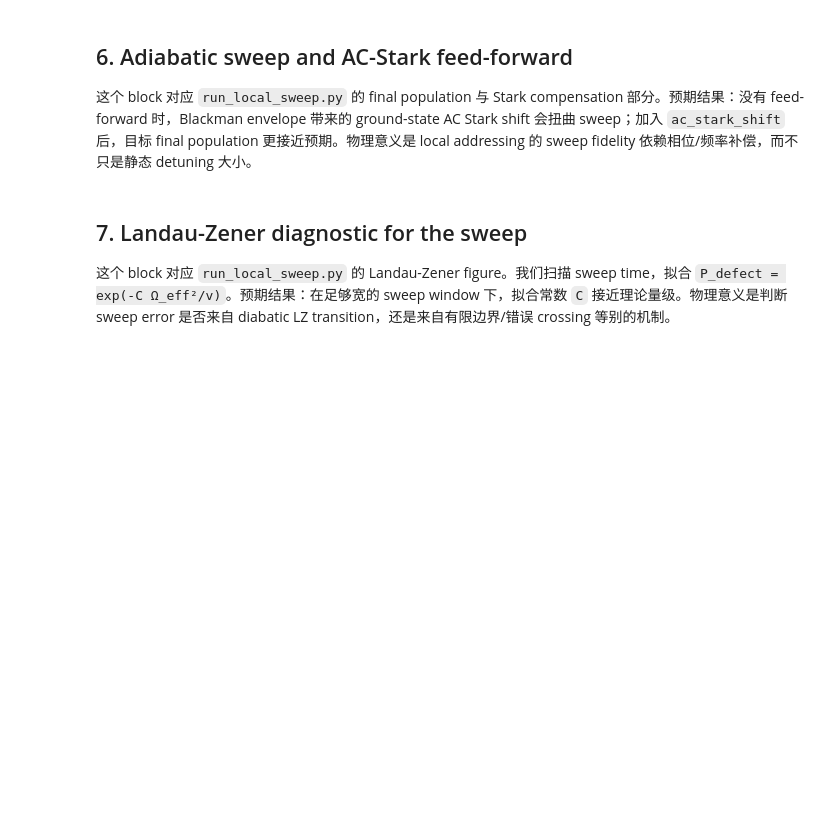
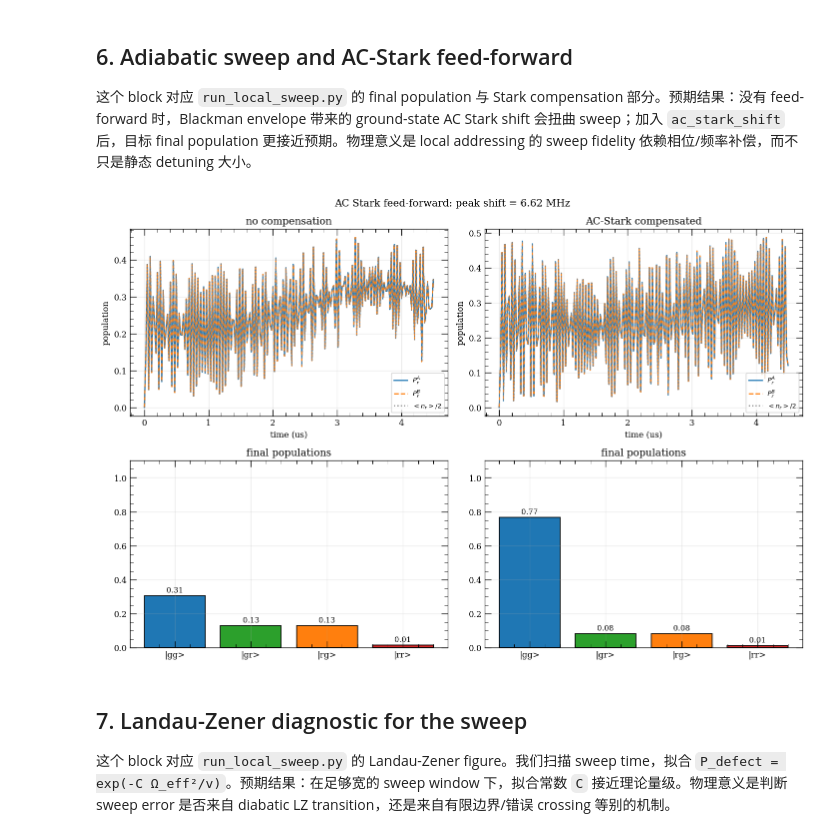
Before and after one commit to ChanceSiyuan/Ryd-gate-modeling, a Jupyter notebook: scripts/notebooks/02_ac_stark_local_addressing.ipynb, the cells around one changed output. Drawn from its saved outputs; the diff is of its cells as text; code cells hidden in the pictures; blank space fills up the shorter version.

```diff
--- a/scripts/notebooks/02_ac_stark_local_addressing.ipynb
+++ b/scripts/notebooks/02_ac_stark_local_addressing.ipynb
@@ -296,42 +441,44 @@ rabi_eff = model.meta("rabi_eff")
 time_scale = model.meta("time_scale")
 rabi_420 = model.meta("rabi_420")
 Delta = model.meta("Delta")
 ac_stark_peak = rabi_420**2 / (4 * abs(Delta))
 x_sweep = [DELTA_START / rabi_eff, DELTA_END / rabi_eff, T_GATE / time_scale]
 
-proto_raw = SweepProtocol(ac_stark_shift=0.0)
-proto_comp = SweepProtocol(ac_stark_shift=ac_stark_peak)
+proto_raw = AnalogSweepProtocol(ac_stark_shift=0.0)
+proto_comp = AnalogSweepProtocol(ac_stark_shift=ac_stark_peak)
 res_raw = simulate(model.with_protocol(proto_raw), x_sweep, psi_gg, t_eval=np.linspace(0, T_GATE, 500))
 res_comp = simulate(model.with_protocol(proto_comp), x_sweep, psi_gg, t_eval=np.linspace(0, T_GATE, 500))
-obs_raw = measure_trajectory(model, res_raw.states, ["pop_A_r", "pop_B_r", "pop_r"])
-obs_comp = measure_trajectory(model, res_comp.states, ["pop_A_r", "pop_B_r", "pop_r"])
+obs_raw = measure_trajectory(model, res_raw.states, ["n_r_0", "n_r_1", "sum_n_r"])
+obs_comp = measure_trajectory(model, res_comp.states, ["n_r_0", "n_r_1", "sum_n_r"])
 
 keys = ["gg", "gr", "rg", "rr"]
-pops_raw = {k: model.observables.measure(f"pop_{k}", res_raw.psi_final) for k in keys}
-pops_comp = {k: model.observables.measure(f"pop_{k}", res_comp.psi_final) for k in keys}
+pops_raw = {k: basis_pop(model, res_raw.psi_final, k) for k in keys}
+pops_comp = {k: basis_pop(model, res_comp.psi_final, k) for k in keys}
 
 fig, axes = plt.subplots(2, 2, figsize=(12, 8))
 for col, (obs, pops_final, title) in enumerate([(obs_raw, pops_raw, "no compensation"), (obs_comp, pops_comp, "AC-Stark compensated")]):
     ax = axes[0, col]
-    ax.plot(res_raw.times * 1e6, obs["pop_A_r"], label=r"$P_r^A$")
-    ax.plot(res_raw.times * 1e6, obs["pop_B_r"], "--", label=r"$P_r^B$")
-    ax.plot(res_raw.times * 1e6, obs["pop_r"] / 2, ":", color="gray", label=r"$<n_r>/2$")
+    ax.plot(res_raw.times * 1e6, obs["n_r_0"], label=r"$P_r^A$")
+    ax.plot(res_raw.times * 1e6, obs["n_r_1"], "--", label=r"$P_r^B$")
+    ax.plot(res_raw.times * 1e6, obs["sum_n_r"] / 2, ":", color="gray", label=r"$<n_r>/2$")
     ax.set_title(title)
     ax.set_xlabel("time (us)")
     ax.set_ylabel("population")
     ax.legend(fontsize=8)
 
     ax = axes[1, col]
     vals = [pops_final[k] for k in keys]
     ax.bar(range(len(keys)), vals, color=["#1f77b4", "#2ca02c", "#ff7f0e", "#d62728"], edgecolor="black")
     ax.set_xticks(range(len(keys)), [f"|{k}>" for k in keys])
     ax.set_ylim(0, 1.1)
     ax.set_title("final populations")
     for j, v in enumerate(vals):
         ax.text(j, v + 0.02, f"{v:.2f}", ha="center", fontsize=9)
 fig.suptitle(rf"AC Stark feed-forward: peak shift = {ac_stark_peak/(2*pi)/1e6:.2f} MHz")
 fig.tight_layout()
 plt.show()
+# %% [output]
+[figure, added]
 # %% [markdown]
 ## 7. Landau-Zener diagnostic for the sweep
 
```
Also changed, not shown: parts of 11 cells of this notebook, 7 other files.
